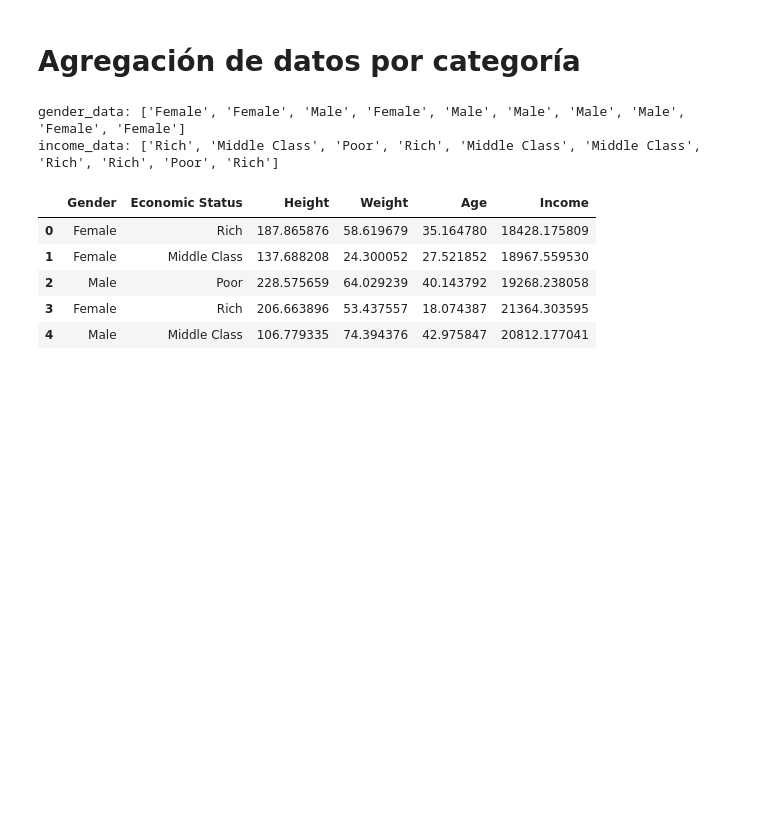
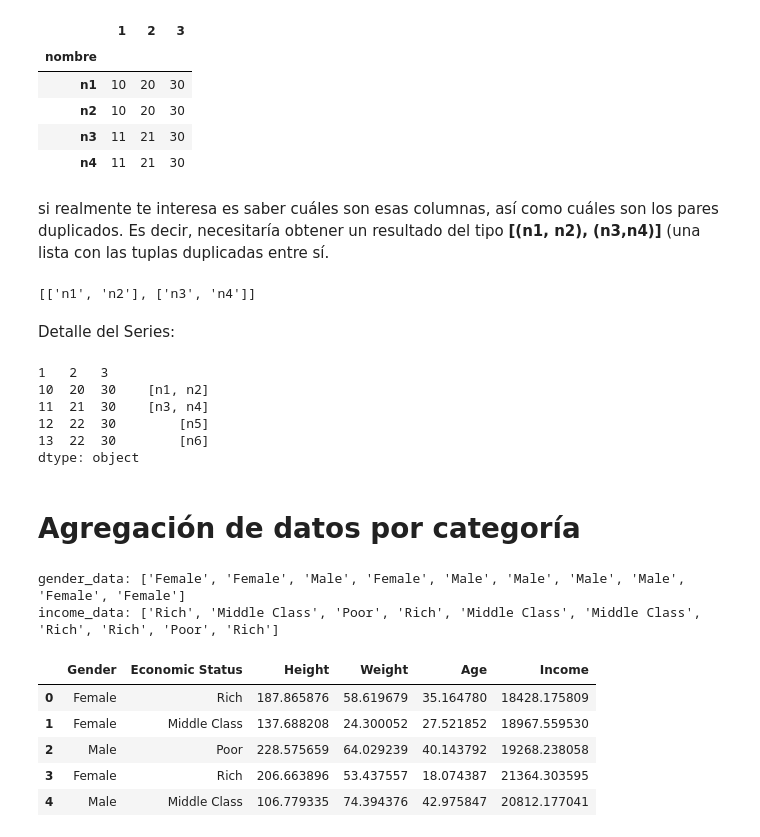
Before and after one commit to INFINITY-RUBER/Curso_Machine_Learning_Data_Science_Python, a Jupyter notebook: notebooks/T2 - 3 - Data Cleaning - Agrupación de datos.ipynb, the cells around one changed output. Cells and saved outputs as stored; diff of their text form; code cells hidden in the pictures; blank space fills up the shorter version.

```diff
--- a/notebooks/T2 - 3 - Data Cleaning - Agrupación de datos.ipynb
+++ b/notebooks/T2 - 3 - Data Cleaning - Agrupación de datos.ipynb
@@ -1,5 +62,37 @@
+# %%
+df = pd.DataFrame.from_dict(d).transpose().set_index('nombre')
+df[df.duplicated(keep=False)]
+# %% [output]
+|  | 1 | 2 | 3 |
+| nombre |  |  |  |
+| n1 | 10 | 20 | 30 |
+| n2 | 10 | 20 | 30 |
+| n3 | 11 | 21 | 30 |
+| n4 | 11 | 21 | 30 |
+# %% [markdown]
+si realmente te interesa es saber cuáles son esas columnas, así como cuáles son los pares duplicados.
+Es decir, necesitaría obtener un resultado del tipo **[(n1, n2), (n3,n4)]** (una lista con las tuplas duplicadas entre sí.
+# %%
+df1 = df[df.duplicated(keep=False)]
+
+df1 = df1.groupby(df1.columns.tolist()).apply(lambda x: x.index.tolist()).values.tolist()
+print (df1)
+# %% [output]
+[['n1', 'n2'], ['n3', 'n4']]
+# %% [markdown]
+Detalle del Series:
+# %%
+# print (df1.groupby(df1.columns.to_list()).apply(lambda x: x.index.to_list()))
+print (df.groupby(df.columns.to_list()).apply(lambda x: x.index.to_list()))
+# %% [output]
+1   2   3
+10  20  30    [n1, n2]
+11  21  30    [n3, n4]
+12  22  30        [n5]
+13  22  30        [n6]
+dtype: object
 # %% [markdown]
-# Agregación de datos por categoría
+# **Agregación de datos por categoría**
 # %%
 import numpy as np
 import pandas as pd
```
Also changed, not shown: parts of 8 cells of this notebook.
